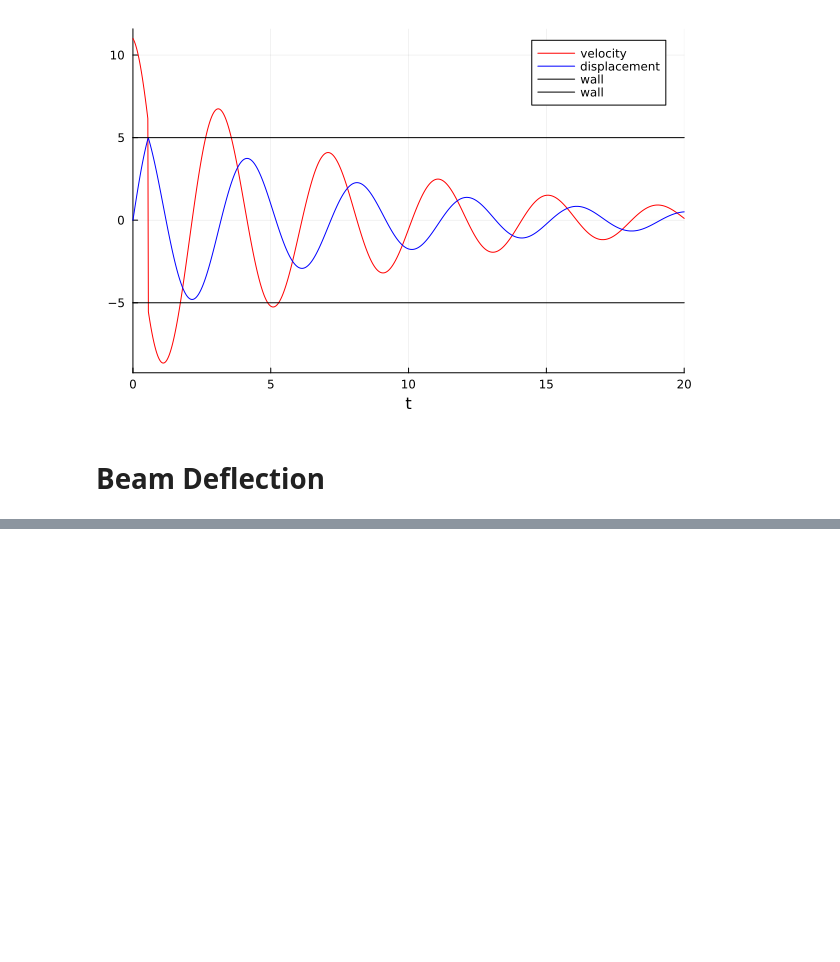
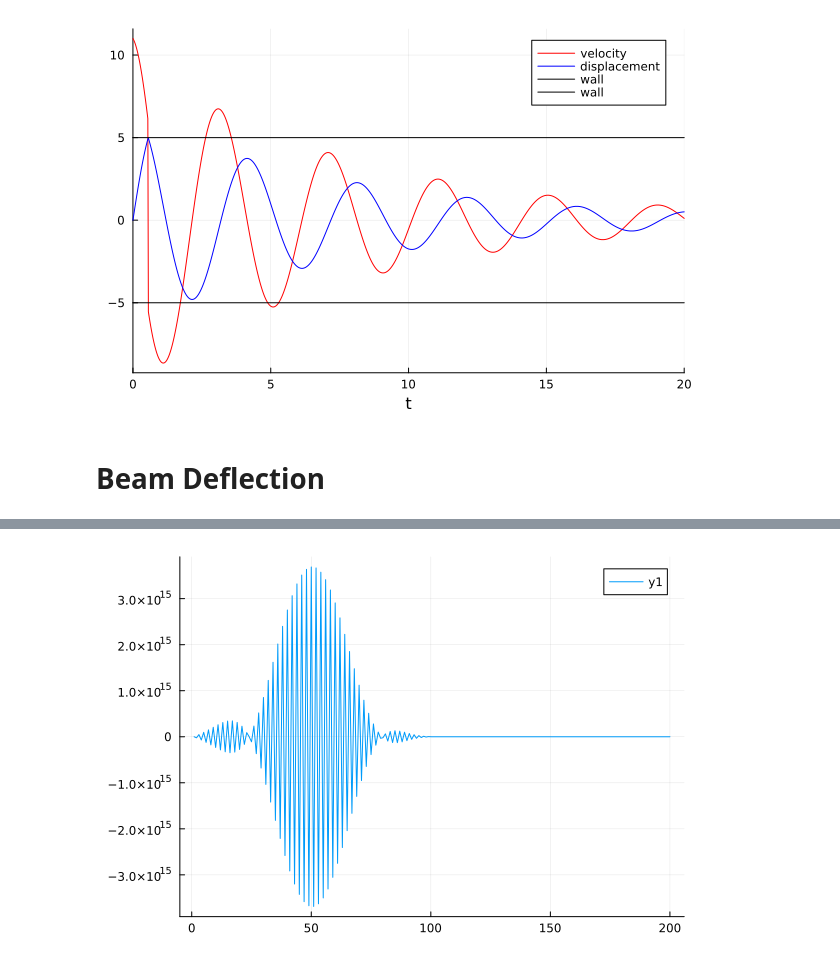
Before and after one commit to tdrAndrei/BusDoor_modeling2023, a Jupyter notebook: src/PointMassSystem.ipynb, the cells around one changed output, grey strips where cells are left out. Cells and saved outputs as stored; diff of their text form; code cells hidden in the pictures; blank space fills up the shorter version.

```diff
--- a/src/PointMassSystem.ipynb
+++ b/src/PointMassSystem.ipynb
@@ -120,9 +119,12 @@ import .DynamicEq
 p = DynamicEq.BeamProblem(
     N=100,
     L=1,
-    EI=5600,
     μ=1,
     xp=50,
+    EI=5600,
     f=DynamicEq.point_load(500)
 )
+
+sol = DynamicEq.dynamic_eq_numerical(p, (0, 1.0))
+# plot(sol.u[end])
 # %% [output]
@@ -129,0 +153,4 @@ p = DynamicEq.BeamProblem(
+# %%
+plot(sol.u)
+# %% [output]
+[figure, added]
```
Also changed, not shown: parts of 3 cells of this notebook, 1 other file.
